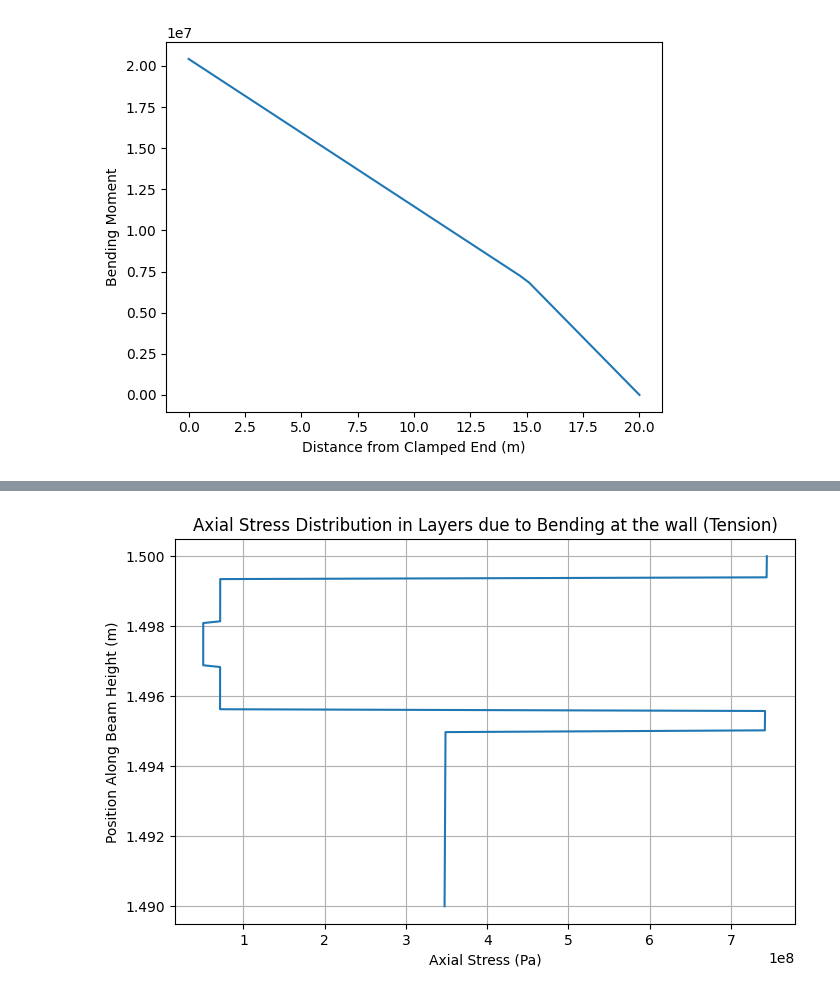
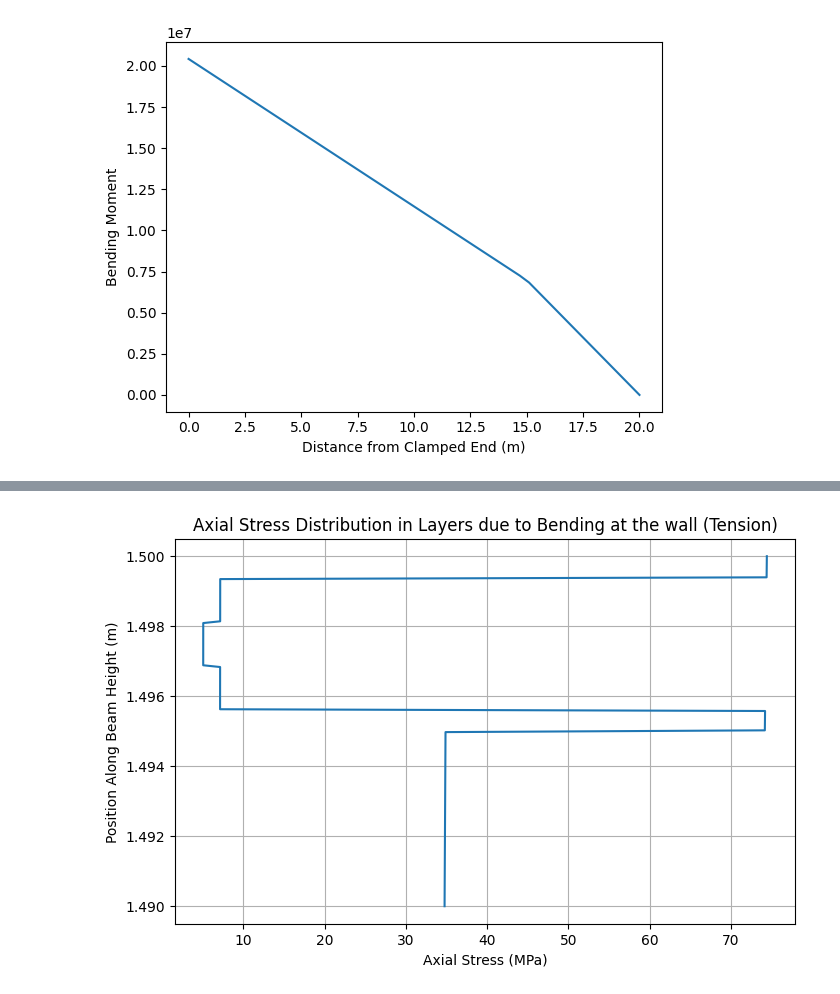
Before and after one commit to ndrichmond/EAE135Project2, a Jupyter notebook: main.ipynb, the cells around one changed output, grey strips where cells are left out. Cells and saved outputs as stored; diff of their text form; code cells hidden in the pictures.

```diff
--- a/main.ipynb
+++ b/main.ipynb
@@ -151,18 +151,18 @@ i = 0
 axial = []
 for x in x2:
     if x < R_a:
-        axial.append(sigma_axial_Al)
+        axial.append(sigma_axial_Al/10e6)
     if x >= R_a and x < (r):
-        axial.append(sigma_axial[i])
+        axial.append(sigma_axial[i]/10e6)
     if x > r:
         r = r + 0.005/8
         i = i + 1
-        axial.append(sigma_axial[i])
+        axial.append(sigma_axial[i]/10e6)
 
 plt.figure(figsize=(8, 5))
 plt.plot(axial,x2)
 plt.ylabel("Position Along Beam Height (m)")
-plt.xlabel("Axial Stress (Pa)")
+plt.xlabel("Axial Stress (MPa)")
 plt.title("Axial Stress Distribution in Layers due to Axial Load")
 plt.grid()
 plt.show()
@@ -180,18 +180,18 @@ i = 0
 sigma = []
 for x in x2:
     if x < R_a:
-        sigma.append(-EAl*x*M3/H_33)
+        sigma.append(-EAl*x*M3/H_33/10e6)
     if x >= R_a and x < (r):
-        sigma.append(-E_layers[i]*x*M3/H_33)
+        sigma.append(-E_layers[i]*x*M3/H_33/10e6)
     if x > r:
         r = r + 0.005/8
         i = i + 1
-        sigma.append(-E_layers[i]*x*M3/H_33)
+        sigma.append(-E_layers[i]*x*M3/H_33/10e6)
 
 plt.figure(figsize=(8, 5))
 plt.plot(sigma,x2)
 plt.ylabel("Position Along Beam Height (m)")
-plt.xlabel("Axial Stress (Pa)")
+plt.xlabel("Axial Stress (MPa)")
 plt.title("Axial Stress Distribution in Layers due to Bending at the wall (Compression)")
 plt.grid()
 plt.show()
@@ -200,32 +200,32 @@ plt.show()
 # %%
 # PLOT 3
 # Plot of axial stress distribution due to the Bending at the Wall (tension)
 # Position Along Beam Height vs. Axial Stress Due to Bending
 
 x2 = np.linspace(R_i, R_c,200)
 layerNum = 0
 r = R_a + 0.005/8
 i = 0
 sigma = []
 for x in x2:
     if x < R_a:
-        sigma.append(EAl*x*M3/H_33)
+        sigma.append(EAl*x*M3/H_33/10e6)
     if x >= R_a and x < (r):
-        sigma.append(E_layers[i]*x*M3/H_33)
+        sigma.append(E_layers[i]*x*M3/H_33/10e6)
     if x > r:
         r = r + 0.005/8
         i = i + 1
-        sigma.append(E_layers[i]*x*M3/H_33)
+        sigma.append(E_layers[i]*x*M3/H_33/10e6)
 
 plt.figure(figsize=(8, 5))
 plt.plot(sigma,x2)
 plt.ylabel("Position Along Beam Height (m)")
-plt.xlabel("Axial Stress (Pa)")
+plt.xlabel("Axial Stress (MPa)")
 plt.title("Axial Stress Distribution in Layers due to Bending at the wall (Tension)")
 plt.grid()
 plt.show()
 # %% [output]
-[figure, old version]
+[figure, new version]
 # %%
 # PLOT 4
 # Plot the total axial stress distribution at the wall (Compression)
```
Also changed, not shown: parts of 3 cells of this notebook.
